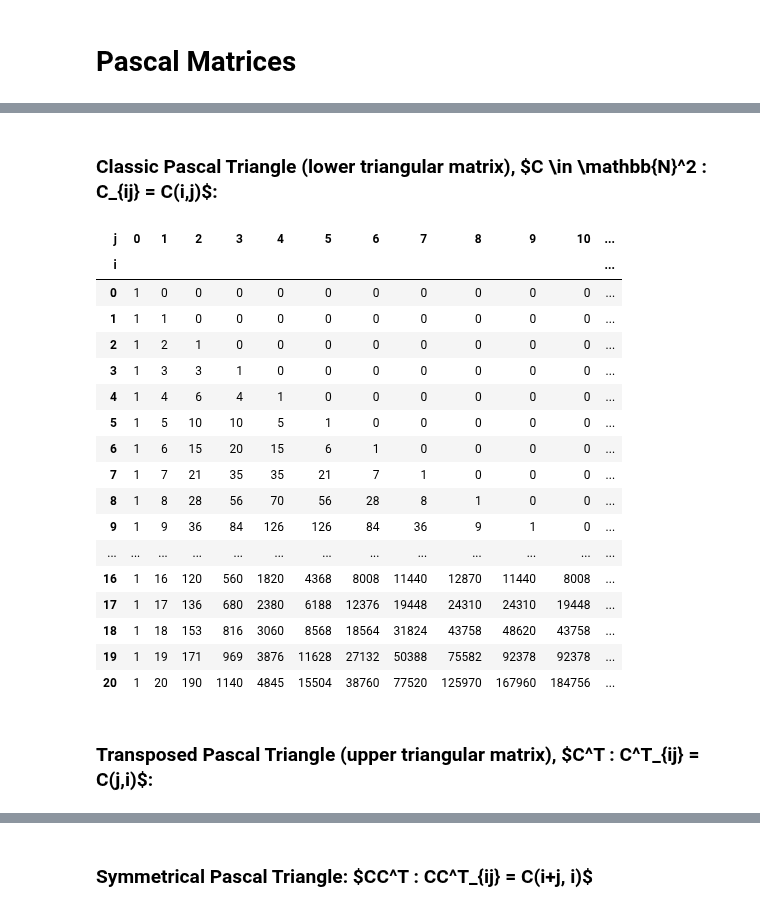
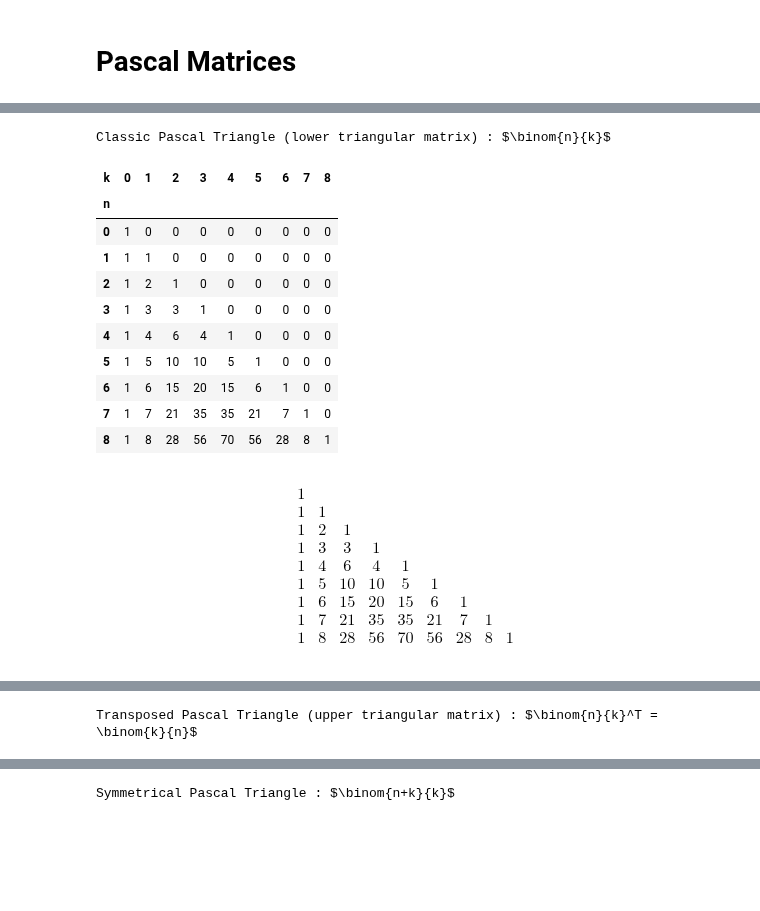
Before and after one commit to fsperotto/PyRL, a Jupyter notebook: notebooks/GamblerTriangle/Complete - 01.b. Pascal Matrices.ipynb, the cells around one changed output, grey strips where cells are left out. Cells and saved outputs as stored; diff of their text form; code cells hidden in the pictures; blank space fills up the shorter version.

```diff
--- a/notebooks/GamblerTriangle/Complete - 01.b. Pascal Matrices.ipynb
+++ b/notebooks/GamblerTriangle/Complete - 01.b. Pascal Matrices.ipynb
@@ -116,35 +116,62 @@ See: Babiga Birregah, Prosper K. Doh, Kondo H. Adjallah. 2010. "A systematic app
 See: Yongzhi Yang, Catherine Micek. 2007. "Generalized Pascal functional matrix and its applications". LAA.
 # %%
 from pyrl.gr import *
-from pyrl.utils import printdf
+from pyrl.utils import *
 
 ################
 
-max_n = 20
+max_n = 8
 k_arr = range(0,max_n+1)
 n_arr = range(0,max_n+1)
 
-printdf([[zcomb(n, k) for k in k_arr] for n in n_arr], label_rows=n_arr, label_cols=k_arr, label_axis_cols="j", label_axis_rows="i", title='Classic Pascal Triangle (lower triangular matrix), $C \in \mathbb{N}^2 : C_{ij} = C(i,j)$:')
-printdf([[zcomb(k, n) for k in k_arr] for n in n_arr], label_rows=k_arr, label_cols=n_arr, label_axis_cols="j", label_axis_rows="i", title='Transposed Pascal Triangle (upper triangular matrix), $C^T : C^T_{ij} = C(j,i)$:',)
-printdf([[zcomb(n+k, k) for k in k_arr] for n in n_arr], label_rows=n_arr, label_cols=k_arr, label_axis_cols="j", label_axis_rows="i", title='Symmetrical Pascal Triangle: $CC^T : CC^T_{ij} = C(i+j, i)$')
+printdf([[zcomb(n, k) for k in k_arr] for n in n_arr], label_rows=n_arr, label_cols=k_arr, label_axis_cols="k", label_axis_rows="n", title='Classic Pascal Triangle (lower triangular matrix) : $\\binom{n}{k}$')
+print_latex_matrix([[zcomb(n, k) for k in k_arr] for n in n_arr])
+print_latex_matrix([[zcomb(n, k) for k in k_arr] for n in n_arr], show=False)
+
+printdf([[zcomb(k, n) for k in k_arr] for n in n_arr], label_rows=k_arr, label_cols=n_arr, label_axis_cols="n", label_axis_rows="k", title='Transposed Pascal Triangle (upper triangular matrix) : $\\binom{n}{k}^T = \\binom{k}{n}$',)
+printdf([[zcomb(n+k, k) for k in k_arr] for n in n_arr], label_rows=n_arr, label_cols=k_arr, label_axis_cols="k", label_axis_rows="n", title='Symmetrical Pascal Triangle : $\\binom{n+k}{k}$')
+printdf([[zcomb(n+k, k) for k in k_arr] for n in n_arr], label_rows=n_arr, label_cols=k_arr, label_axis_cols="n", label_axis_rows="k", title='Symmetrical Pascal Triangle : $\\binom{n}{n+k}$')
+printdf([[zcomb(n+k, n) for k in k_arr] for n in n_arr], label_rows=n_arr, label_cols=k_arr, label_axis_cols="n", label_axis_rows="k", title='Transposed Symmetrical Pascal Triangle : $\\binom{n+k}{k}^T = \\binom{n+k}{n}$')
+printdf([[zcomb(n+k, n) for k in k_arr] for n in n_arr], label_rows=n_arr, label_cols=k_arr, label_axis_cols="n", label_axis_rows="k", title='Transposed Symmetrical Pascal Triangle : $\\binom{n+k}{k}^T = \\binom{k}{n+k}$')
+
+printdf([[max(0, zcomb(n, k) - zcomb(n, k+1)) for k in k_arr] for n in n_arr], label_rows=n_arr, label_cols=k_arr, label_axis_cols="k", label_axis_rows="n", title='$(-1)$-Truncated Pascal Triangle : $\\binom{n}{k} - \\binom{n}{k+1}$')
+printdf([[max(0, zcomb(n, k) - zcomb(n, k-1)) for k in k_arr] for n in n_arr], label_rows=n_arr, label_cols=k_arr, label_axis_cols="k", label_axis_rows="n", title='$(+1)$-Truncated Pascal Triangle : $\\binom{n}{k} - \\binom{n}{k-1}$')
+
+printdf([[max(0, zcomb(n+k, k) - zcomb(n+k, k-1)) for k in k_arr] for n in n_arr], label_rows=n_arr, label_cols=k_arr, label_axis_cols="k", label_axis_rows="n", title="Catalan's Triangle = $(+1)$-Truncated-Symmetrical Pascal Triangle : $\\binom{n+k}{k} - \\binom{n+k}{k-1}$:")
+printdf([[max(0, zcomb(n+k, k) - zcomb(n+k, k+1)) for k in k_arr] for n in n_arr], label_rows=n_arr, label_cols=k_arr, label_axis_cols="n", label_axis_rows="k", title="Transposed Catalan's Triangle = $(-1)$-Truncated-Symmetrical Pascal Triangle :$\\binom{n+k}{k} - \\binom{n+k}{k+1}$:")
+printdf([[max(0, zcomb(n+k, n) - zcomb(n+k, n-1)) for k in k_arr] for n in n_arr], label_rows=n_arr, label_cols=k_arr, label_axis_cols="n", label_axis_rows="k", title="Transposed Catalan's Triangle = $(+1)$-Truncated-Transposed-Symmetrical Pascal Triangle : $\\binom{n+k}{n} - \\binom{n+k}{n-1}$:")
+printdf([[max(0, zcomb(n+k, n) - zcomb(n+k, n+1)) for k in k_arr] for n in n_arr], label_rows=n_arr, label_cols=k_arr, label_axis_cols="k", label_axis_rows="n", title="Catalan's Triangle = $(-1)$-Truncated-Transposed-Symmetrical Pascal Triangle : $\\binom{n+k}{n} - \\binom{n+k}{n+1}$:")
+
+printdf([[max(0, zcomb(n+2*k, k) - zcomb(n+2*k, k-1)) for k in k_arr] for n in n_arr], label_rows=n_arr, label_cols=k_arr, label_axis_cols="k", label_axis_rows="n", title="Squared Catalan's Triangle : $\\binom{n+2k}{k} - \\binom{n+2k}{k-1}$:")
+
+b_arr = range(-max_n,max_n+1)
+printdf([[zcomb(n, (b+n)//2) if (b+n)//2 == (b+n)/2 else 0 for b in b_arr] for n in n_arr], label_rows=n_arr, label_cols=b_arr, label_axis_cols="b", label_axis_rows="n", title="Tartaglia's Triangle : $\\binom{n}{\\frac{b+n}{2}}$:")
+printdf([[max(0, zcomb(n, (b+n)//2) - zcomb(n, (b+n)//2 +1)) if (b+n)//2 == (b+n)/2 else 0 for b in b_arr] for n in n_arr], label_rows=n_arr, label_cols=b_arr, label_axis_cols="b", label_axis_rows="n", title="Tartaglia's Triangle : $\\binom{n}{\\frac{b+n}{2}}$:")
+
+b_0=+3
+b_arr = range(-max_n+b_0,max_n+1+b_0)
+printdf([[zcomb(n, (b+n-b_0)//2) if (b+n-b_0)//2 == (b+n-b_0)/2 else 0 for b in b_arr] for n in n_arr], label_rows=n_arr, label_cols=b_arr, label_axis_cols="b", label_axis_rows="n", title="$(+3)$-Shifted-Tartaglia's Triangle : $\\binom{n}{\\frac{b+n-3}{2}}$:")
 # %% [output]
-Classic Pascal Triangle (lower triangular matrix), $C \in \mathbb{N}^2 : C_{ij} = C(i,j)$:
+Classic Pascal Triangle (lower triangular matrix) : $\binom{n}{k}$
-| j | 0 | 1 | 2 | 3 | 4 | 5 | 6 | 7 | 8 | 9 | 10 | ... |
-| i |  |  |  |  |  |  |  |  |  |  |  | ... |
-| 0 | 1 | 0 | 0 | 0 | 0 | 0 | 0 | 0 | 0 | 0 | 0 | ... |
-| 1 | 1 | 1 | 0 | 0 | 0 | 0 | 0 | 0 | 0 | 0 | 0 | ... |
-| 2 | 1 | 2 | 1 | 0 | 0 | 0 | 0 | 0 | 0 | 0 | 0 | ... |
-| 3 | 1 | 3 | 3 | 1 | 0 | 0 | 0 | 0 | 0 | 0 | 0 | ... |
-| 4 | 1 | 4 | 6 | 4 | 1 | 0 | 0 | 0 | 0 | 0 | 0 | ... |
-| 5 | 1 | 5 | 10 | 10 | 5 | 1 | 0 | 0 | 0 | 0 | 0 | ... |
-| 6 | 1 | 6 | 15 | 20 | 15 | 6 | 1 | 0 | 0 | 0 | 0 | ... |
-| 7 | 1 | 7 | 21 | 35 | 35 | 21 | 7 | 1 | 0 | 0 | 0 | ... |
-| 8 | 1 | 8 | 28 | 56 | 70 | 56 | 28 | 8 | 1 | 0 | 0 | ... |
-| 9 | 1 | 9 | 36 | 84 | 126 | 126 | 84 | 36 | 9 | 1 | 0 | ... |
-| ... | ... | ... | ... | ... | ... | ... | ... | ... | ... | ... | ... | ... |
-| 16 | 1 | 16 | 120 | 560 | 1820 | 4368 | 8008 | 11440 | 12870 | 11440 | 8008 | ... |
-| 17 | 1 | 17 | 136 | 680 | 2380 | 6188 | 12376 | 19448 | 24310 | 24310 | 19448 | ... |
-| 18 | 1 | 18 | 153 | 816 | 3060 | 8568 | 18564 | 31824 | 43758 | 48620 | 43758 | ... |
-| 19 | 1 | 19 | 171 | 969 | 3876 | 11628 | 27132 | 50388 | 75582 | 92378 | 92378 | ... |
-| 20 | 1 | 20 | 190 | 1140 | 4845 | 15504 | 38760 | 77520 | 125970 | 167960 | 184756 | ... |
+| k | 0 | 1 | 2 | 3 | 4 | 5 | 6 | 7 | 8 |
+| n |  |  |  |  |  |  |  |  |  |
+| 0 | 1 | 0 | 0 | 0 | 0 | 0 | 0 | 0 | 0 |
+| 1 | 1 | 1 | 0 | 0 | 0 | 0 | 0 | 0 | 0 |
+| 2 | 1 | 2 | 1 | 0 | 0 | 0 | 0 | 0 | 0 |
+| 3 | 1 | 3 | 3 | 1 | 0 | 0 | 0 | 0 | 0 |
+| 4 | 1 | 4 | 6 | 4 | 1 | 0 | 0 | 0 | 0 |
+| 5 | 1 | 5 | 10 | 10 | 5 | 1 | 0 | 0 | 0 |
+| 6 | 1 | 6 | 15 | 20 | 15 | 6 | 1 | 0 | 0 |
+| 7 | 1 | 7 | 21 | 35 | 35 | 21 | 7 | 1 | 0 |
+| 8 | 1 | 8 | 28 | 56 | 70 | 56 | 28 | 8 | 1 |
-Transposed Pascal Triangle (upper triangular matrix), $C^T : C^T_{ij} = C(j,i)$:
+\begin{matrix}
+ 1 &  &  &  &  &  &  &  &  &  \\
+ 1 & 1 &  &  &  &  &  &  &  &  \\
+ 1 & 2 & 1 &  &  &  &  &  &  &  \\
+ 1 & 3 & 3 & 1 &  &  &  &  &  &  \\
+ 1 & 4 & 6 & 4 & 1 &  &  &  &  &  \\
+ 1 & 5 & 10 & 10 & 5 & 1 &  &  &  &  \\
+ 1 & 6 & 15 & 20 & 15 & 6 & 1 &  &  &  \\
+ 1 & 7 & 21 & 35 & 35 & 21 & 7 & 1 &  &  \\
+ 1 & 8 & 28 & 56 & 70 & 56 & 28 & 8 & 1 &  \\
+\end{matrix}
@@ -150,0 +189 @@ Transposed Pascal Triangle (upper triangular matrix), $C^T : C^T_{ij} = C(j,i)$:
+Transposed Pascal Triangle (upper triangular matrix) : $\binom{n}{k}^T = \binom{k}{n}$
@@ -169 +201 @@ Transposed Pascal Triangle (upper triangular matrix), $C^T : C^T_{ij} = C(j,i)$:
-Symmetrical Pascal Triangle: $CC^T : CC^T_{ij} = C(i+j, i)$
+Symmetrical Pascal Triangle : $\binom{n+k}{k}$
```
Also changed, not shown: parts of 2 cells of this notebook, 10 other files.
